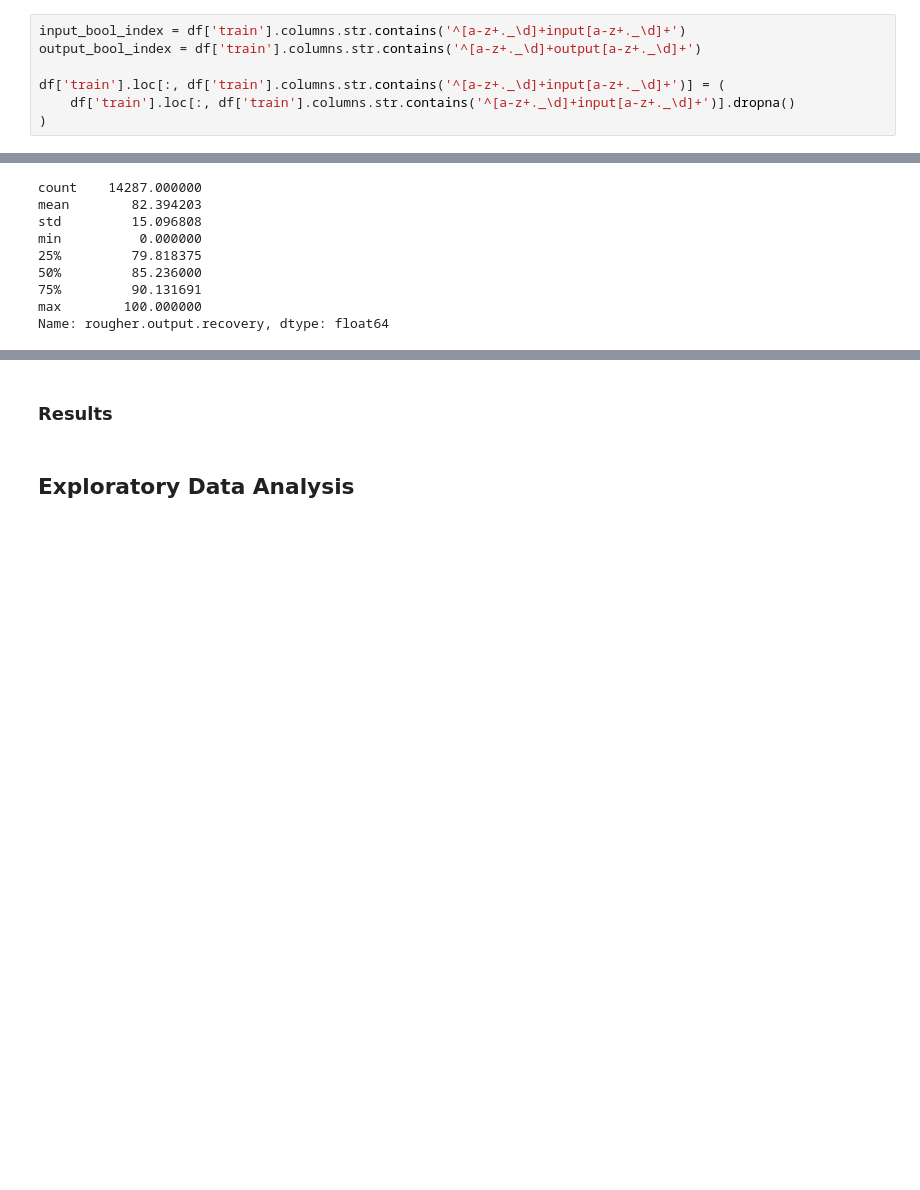
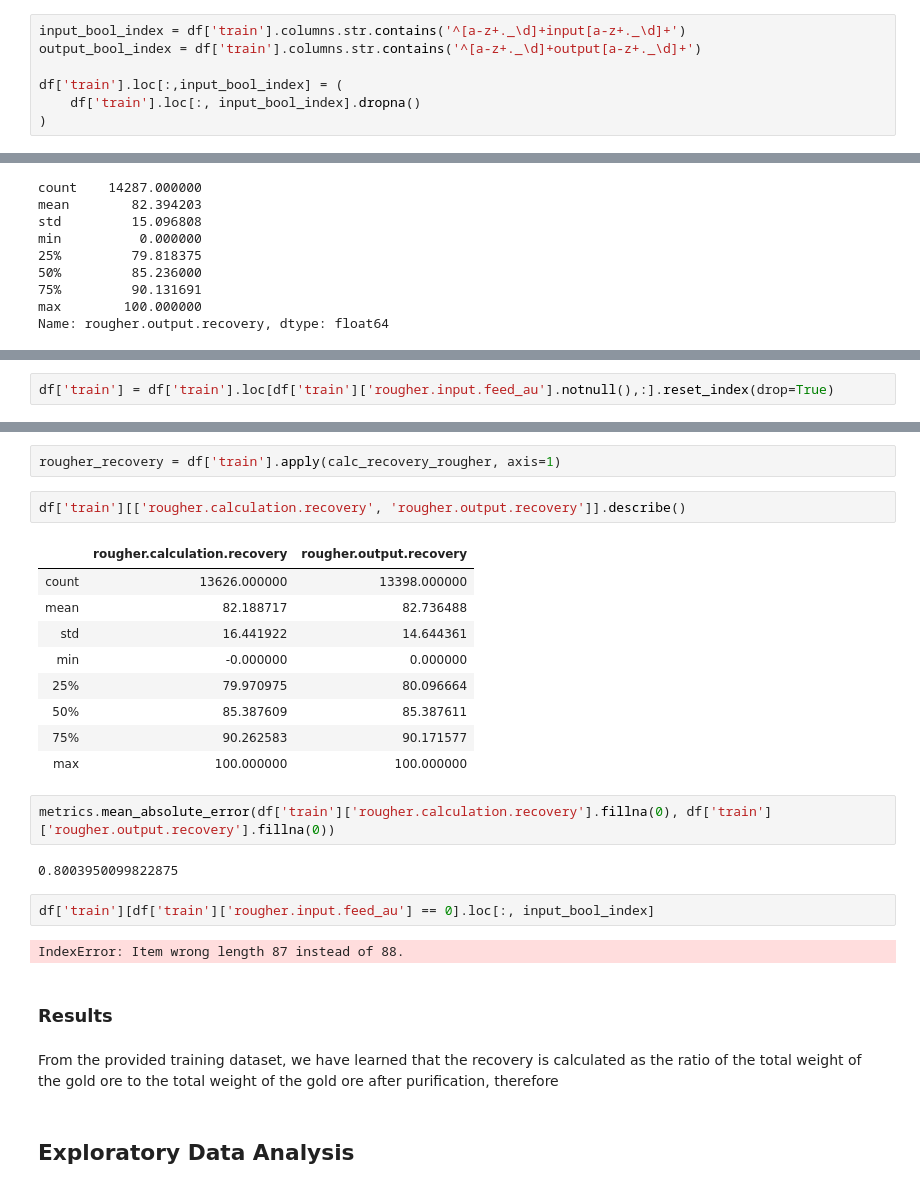
Before and after one commit to lucasmouragomes/portfolio, a Jupyter notebook: gold_mining/sprint10_project.ipynb, the cells around one changed output, grey strips where cells are left out. Saved outputs shown, nothing was run; the diff lists cells and outputs as text; blank space fills up the shorter version.

Commit message:
update gold

```diff
--- a/gold_mining/sprint10_project.ipynb
+++ b/gold_mining/sprint10_project.ipynb
@@ -124,8 +124,8 @@ Number of missing values for df test: 0
 input_bool_index = df['train'].columns.str.contains('^[a-z+._\d]+input[a-z+._\d]+')
 output_bool_index = df['train'].columns.str.contains('^[a-z+._\d]+output[a-z+._\d]+')
 
-df['train'].loc[:, df['train'].columns.str.contains('^[a-z+._\d]+input[a-z+._\d]+')] = (
-    df['train'].loc[:, df['train'].columns.str.contains('^[a-z+._\d]+input[a-z+._\d]+')].dropna()
+df['train'].loc[:,input_bool_index] = (
+    df['train'].loc[:, input_bool_index].dropna()
 )
 # %%
 df['train']['rougher.output.recovery'].describe()
@@ -148,0 +142,2 @@ def calc_recovery(row, state='rougher'):
+# %%
+df['train'] = df['train'].loc[df['train']['rougher.input.feed_au'].notnull(),:].reset_index(drop=True)
@@ -149,5 +172,29 @@ def calc_recovery(row, state='rougher'):
+# %%
+rougher_recovery = df['train'].apply(calc_recovery_rougher, axis=1)
+# %%
+df['train'][['rougher.calculation.recovery', 'rougher.output.recovery']].describe()
+# %% [output]
+|  | rougher.calculation.recovery | rougher.output.recovery |
+| count | 13626.000000 | 13398.000000 |
+| mean | 82.188717 | 82.736488 |
+| std | 16.441922 | 14.644361 |
+| min | -0.000000 | 0.000000 |
+| 25% | 79.970975 | 80.096664 |
+| 50% | 85.387609 | 85.387611 |
+| 75% | 90.262583 | 90.171577 |
+| max | 100.000000 | 100.000000 |
+# %%
+metrics.mean_absolute_error(df['train']['rougher.calculation.recovery'].fillna(0), df['train']['rougher.output.recovery'].fillna(0))
+# %% [output]
+0.8003950099822875
+# %%
+df['train'][df['train']['rougher.input.feed_au'] == 0].loc[:, input_bool_index]
+# %% [output]
+IndexError: Item wrong length 87 instead of 88.
 # %% [markdown]
 ### Results
+# %% [markdown]
+From the provided training dataset, we have learned that the recovery is calculated as the ratio of the total weight of the gold ore to the total weight of the gold ore after purification, therefore
 # %% [markdown]
 
 ## Exploratory Data Analysis
```
Also changed, not shown: parts of 3 cells of this notebook.
